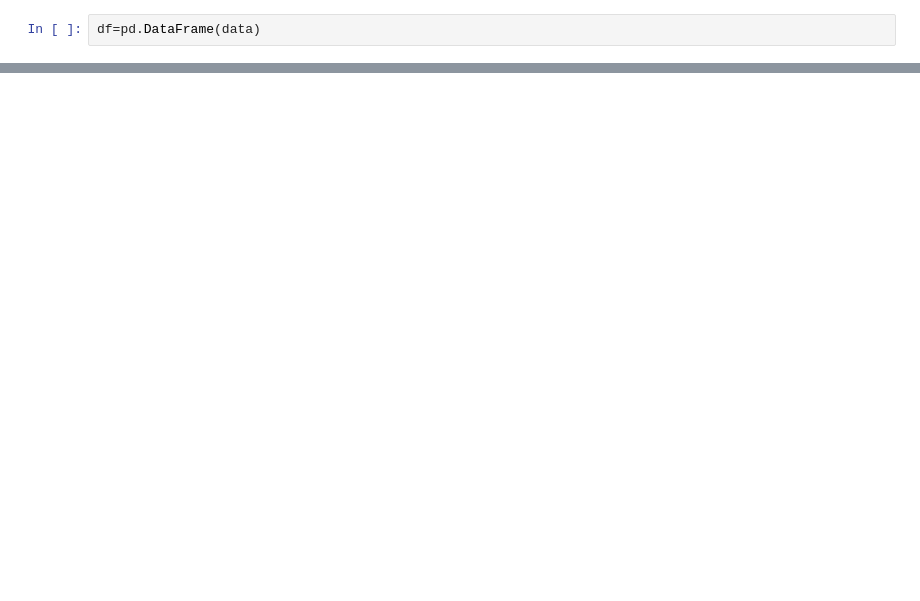
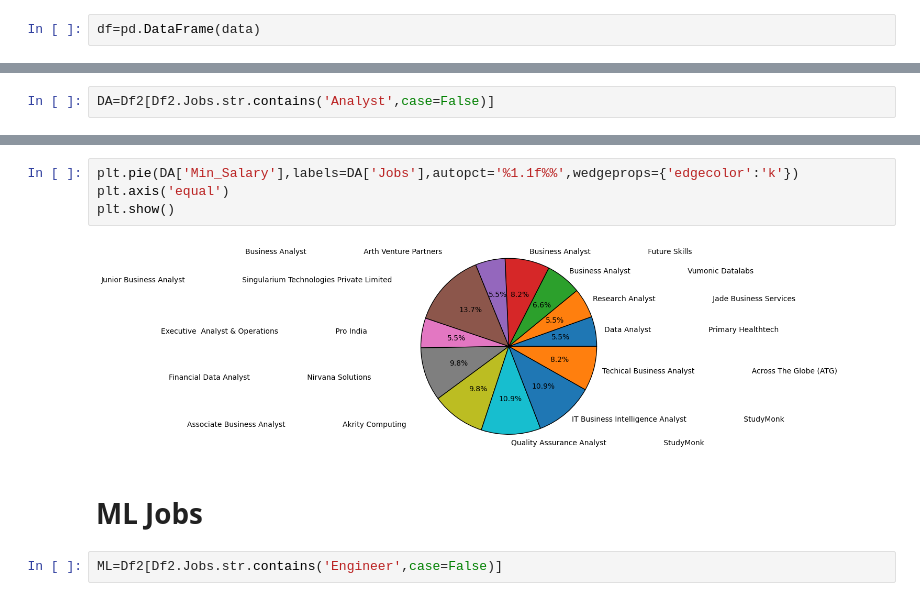
Before and after one commit to Harshbhatti/Data_Analysis, a Jupyter notebook: Internshala_Web Scrapping.ipynb, the cells around one changed output, grey strips where cells are left out. Cells and saved outputs as stored; diff of their text form; blank space fills up the shorter version.

```diff
--- a/Internshala_Web Scrapping.ipynb
+++ b/Internshala_Web Scrapping.ipynb
@@ -140,0 +260,2 @@ df
+# %%
+DA=Df2[Df2.Jobs.str.contains('Analyst',case=False)]
@@ -140,0 +278,10 @@ df
+# %%
+plt.pie(DA['Min_Salary'],labels=DA['Jobs'],autopct='%1.1f%%',wedgeprops={'edgecolor':'k'})
+plt.axis('equal')
+plt.show()
+# %% [output]
+[figure, added]
+# %% [markdown]
+# ML Jobs
+# %%
+ML=Df2[Df2.Jobs.str.contains('Engineer',case=False)]
```
Also changed, not shown: parts of 39 cells of this notebook.
